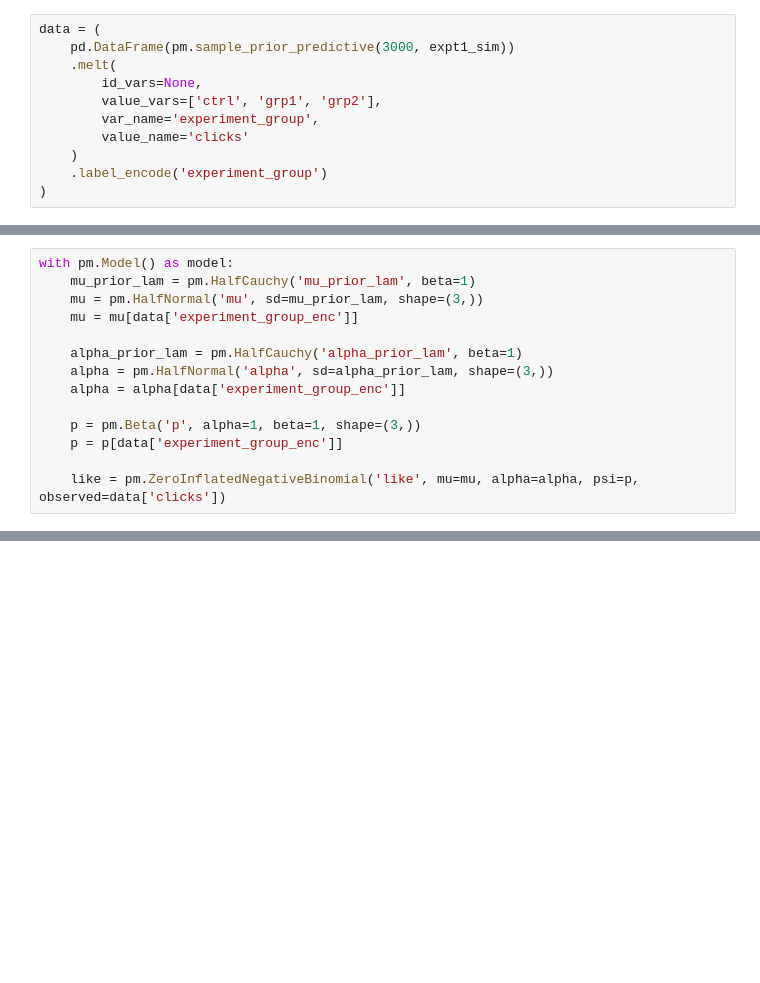
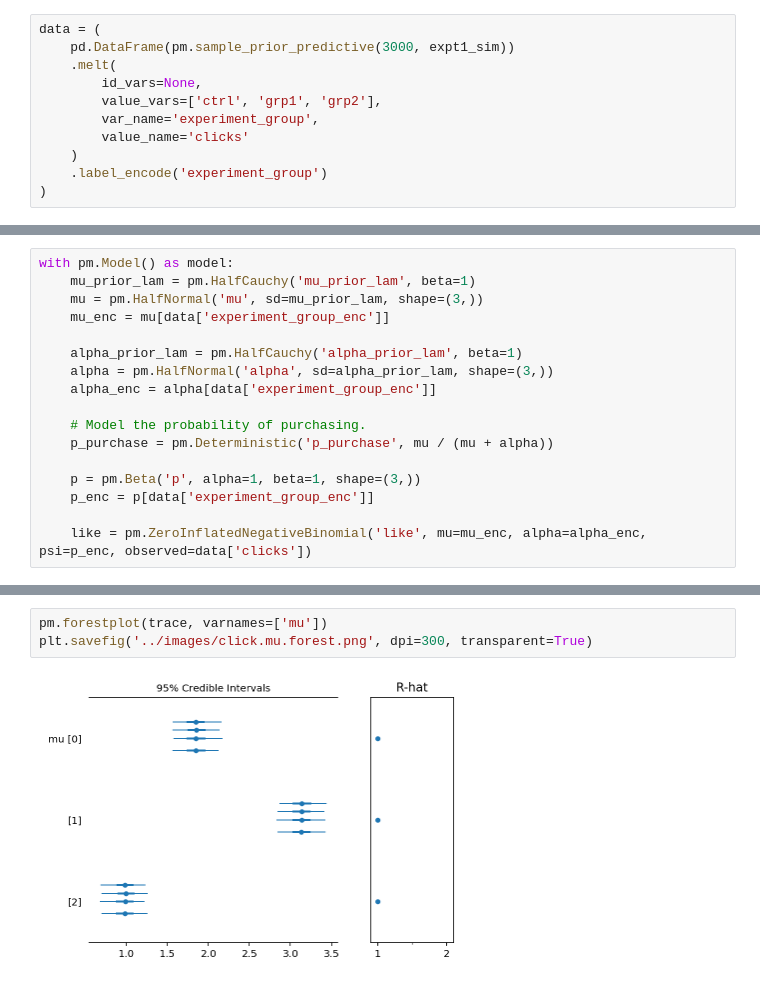
Before and after one commit to ericmjl/bayesian-generalized-abcde-testing, a Jupyter notebook: notebooks/click-data.ipynb, the cells around one changed output, grey strips where cells are left out. Saved outputs shown, nothing was run; the diff lists cells and outputs as text; blank space fills up the shorter version.

```diff
--- a/notebooks/click-data.ipynb
+++ b/notebooks/click-data.ipynb
@@ -64,16 +81,19 @@ data = (
 with pm.Model() as model:
     mu_prior_lam = pm.HalfCauchy('mu_prior_lam', beta=1)
     mu = pm.HalfNormal('mu', sd=mu_prior_lam, shape=(3,))
-    mu = mu[data['experiment_group_enc']]
+    mu_enc = mu[data['experiment_group_enc']]
 
     alpha_prior_lam = pm.HalfCauchy('alpha_prior_lam', beta=1)
     alpha = pm.HalfNormal('alpha', sd=alpha_prior_lam, shape=(3,))
-    alpha = alpha[data['experiment_group_enc']]
+    alpha_enc = alpha[data['experiment_group_enc']]
+
+    # Model the probability of purchasing.
+    p_purchase = pm.Deterministic('p_purchase', mu / (mu + alpha))
 
     p = pm.Beta('p', alpha=1, beta=1, shape=(3,))
-    p = p[data['experiment_group_enc']]
+    p_enc = p[data['experiment_group_enc']]
 
-    like = pm.ZeroInflatedNegativeBinomial('like', mu=mu, alpha=alpha, psi=p, observed=data['clicks'])
+    like = pm.ZeroInflatedNegativeBinomial('like', mu=mu_enc, alpha=alpha_enc, psi=p_enc, observed=data['clicks'])
 # %%
 with model:
     trace = pm.sample(2000)
@@ -87,0 +111,5 @@ pm.traceplot(trace)
+# %%
+pm.forestplot(trace, varnames=['mu'])
+plt.savefig('../images/click.mu.forest.png', dpi=300, transparent=True)
+# %% [output]
+[figure, added]
```
Also changed, not shown: parts of 9 cells of this notebook, 8 other files.
